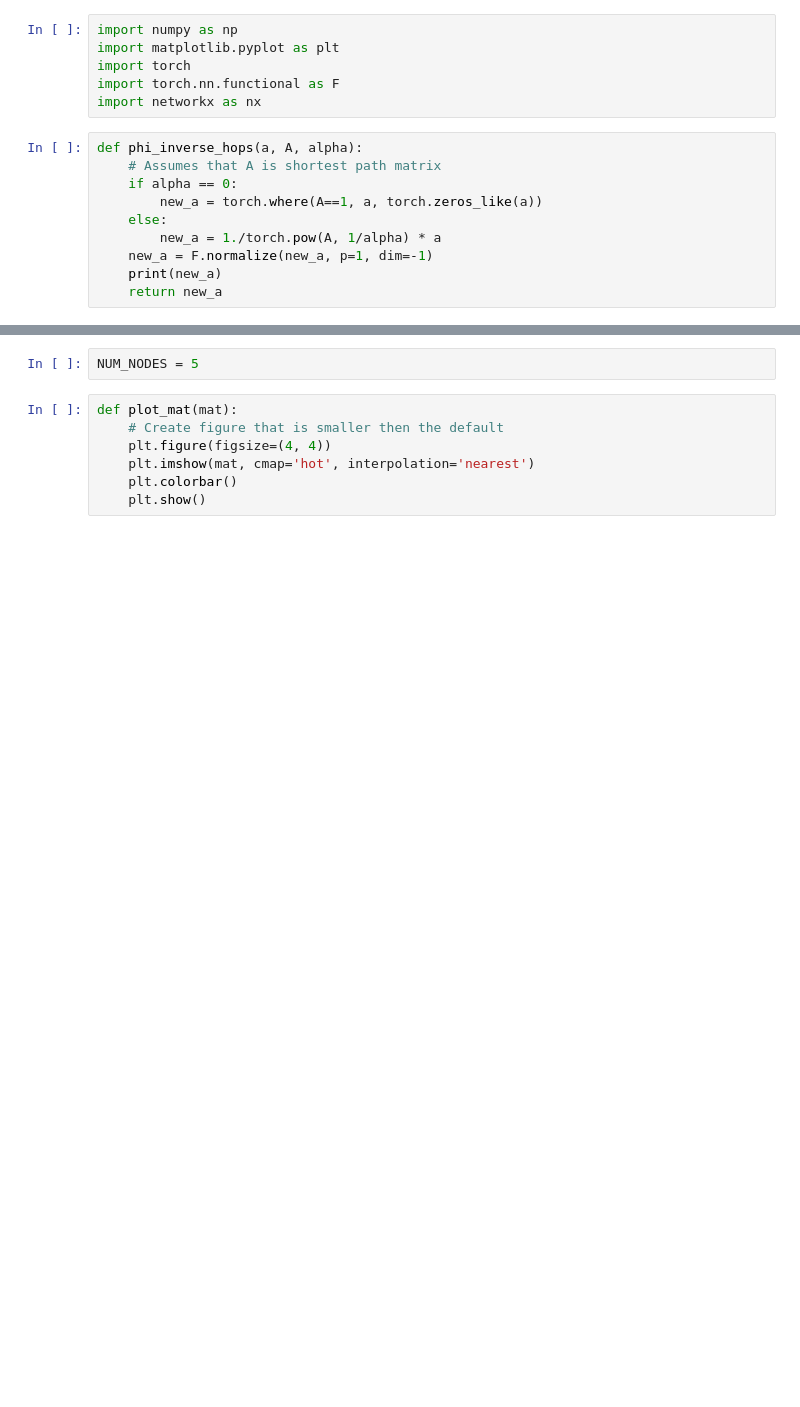
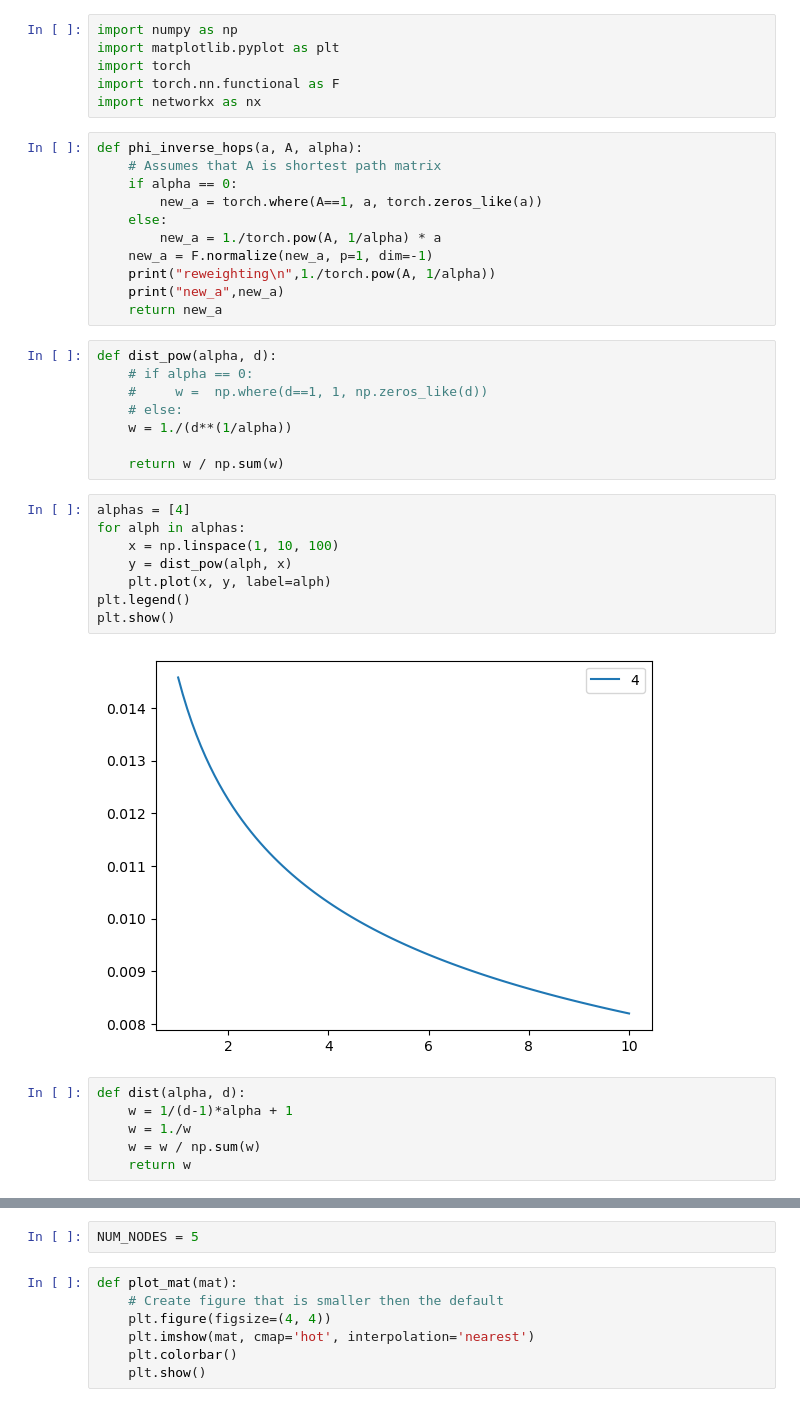
Before and after one commit to MatthiasOtth/GTA3, a Jupyter notebook: visualize_examples.ipynb, the cells around one changed output, grey strips where cells are left out. Saved outputs shown, nothing was run; the diff lists cells and outputs as text; blank space fills up the shorter version.

```diff
--- a/visualize_examples.ipynb
+++ b/visualize_examples.ipynb
@@ -12,5 +12,30 @@ def phi_inverse_hops(a, A, alpha):
     else:
         new_a = 1./torch.pow(A, 1/alpha) * a
     new_a = F.normalize(new_a, p=1, dim=-1)
-    print(new_a)
+    print("reweighting\n",1./torch.pow(A, 1/alpha))
+    print("new_a",new_a)
     return new_a
+# %%
+def dist_pow(alpha, d):
+    # if alpha == 0:
+    #     w =  np.where(d==1, 1, np.zeros_like(d))
+    # else:
+    w = 1./(d**(1/alpha))
+
+    return w / np.sum(w)
+# %%
+alphas = [4]
+for alph in alphas:
+    x = np.linspace(1, 10, 100)
+    y = dist_pow(alph, x)
+    plt.plot(x, y, label=alph)
+plt.legend()
+plt.show()
+# %% [output]
+[figure, added]
+# %%
+def dist(alpha, d):
+    w = 1/(d-1)*alpha + 1
+    w = 1./w
+    w = w / np.sum(w)
+    return w
```
Also changed, not shown: parts of 4 cells of this notebook, 5 other files.
